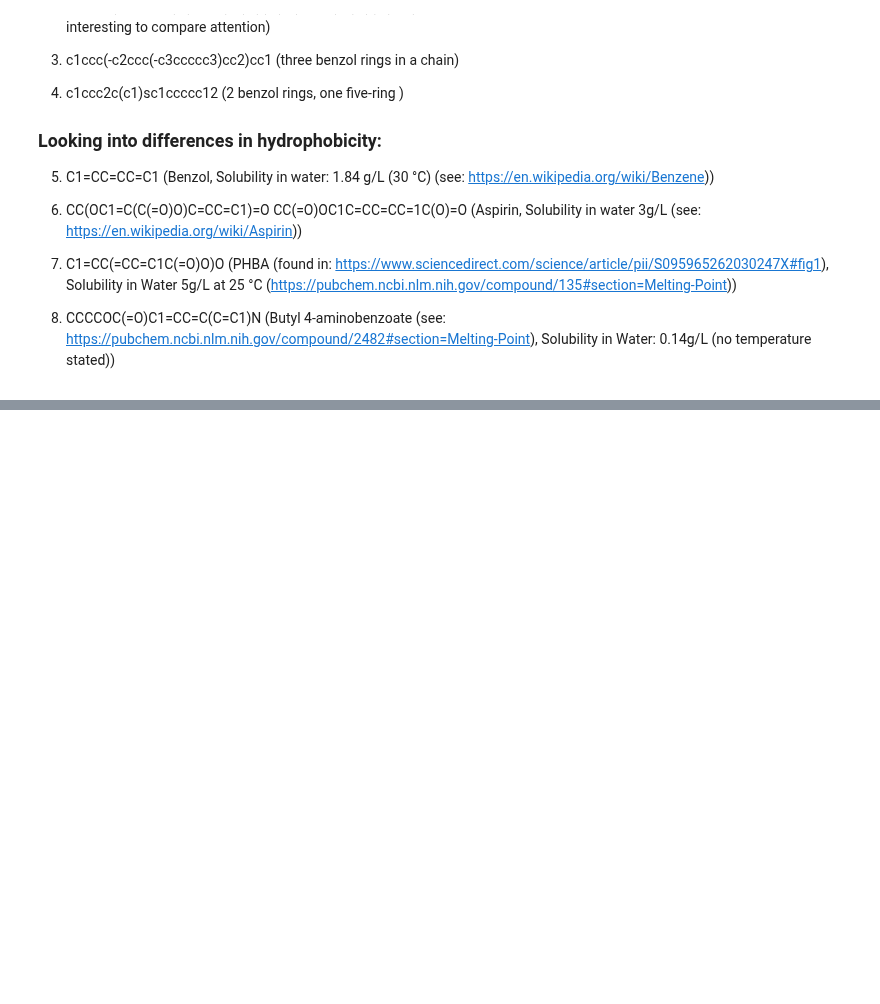
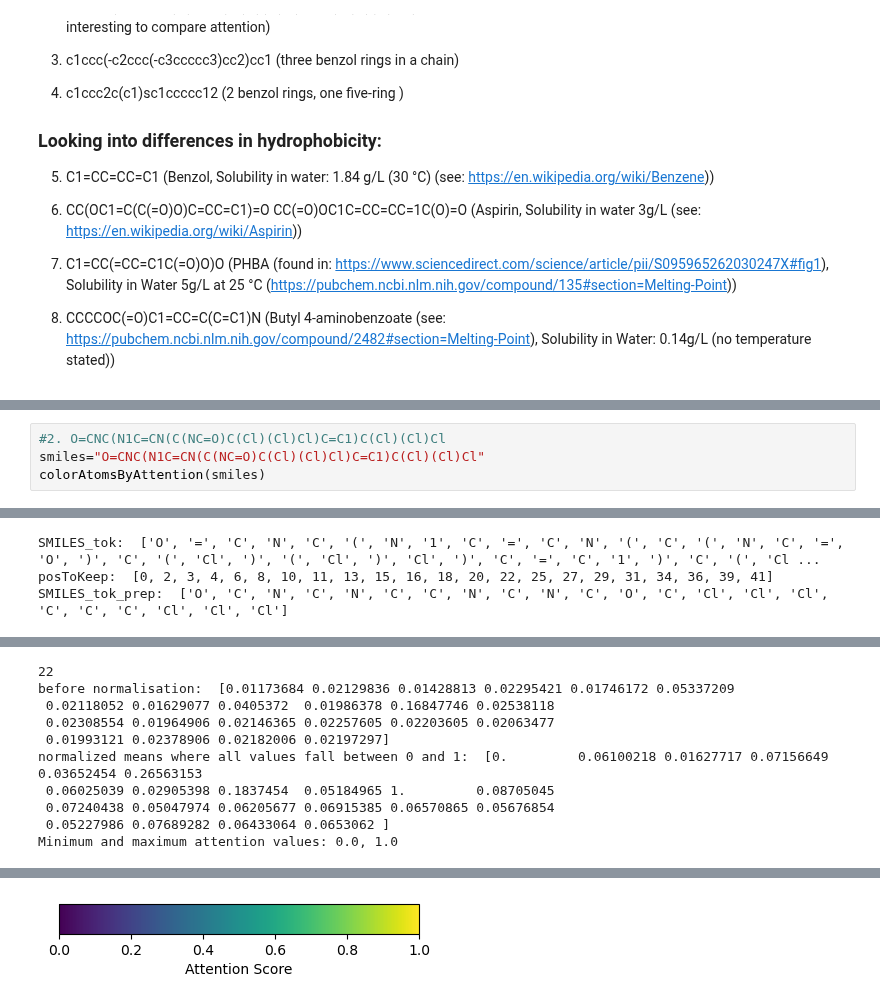
Before and after one commit to ibmm-unibe-ch/SMILES_or_SELFIES, a Jupyter notebook: attention_visualized/AttentionVisualised_2.ipynb, the cells around one changed output, grey strips where cells are left out. Cells and saved outputs as stored; diff of their text form; blank space fills up the shorter version.

```diff
--- a/attention_visualized/AttentionVisualised_2.ipynb
+++ b/attention_visualized/AttentionVisualised_2.ipynb
@@ -303,0 +259,5 @@ Minimum and maximum attention values: 0.0, 1.0
+# %%
+#2. O=CNC(N1C=CN(C(NC=O)C(Cl)(Cl)Cl)C=C1)C(Cl)(Cl)Cl
+smiles="O=CNC(N1C=CN(C(NC=O)C(Cl)(Cl)Cl)C=C1)C(Cl)(Cl)Cl"
+colorAtomsByAttention(smiles)
+# %% [output]
@@ -303,0 +266,3 @@ Minimum and maximum attention values: 0.0, 1.0
+SMILES_tok:  ['O', '=', 'C', 'N', 'C', '(', 'N', '1', 'C', '=', 'C', 'N', '(', 'C', '(', 'N', 'C', '=', 'O', ')', 'C', '(', 'Cl', ')', '(', 'Cl', ')', 'Cl', ')', 'C', '=', 'C', '1', ')', 'C', '(', 'Cl ...
+posToKeep:  [0, 2, 3, 4, 6, 8, 10, 11, 13, 15, 16, 18, 20, 22, 25, 27, 29, 31, 34, 36, 39, 41]
+SMILES_tok_prep:  ['O', 'C', 'N', 'C', 'N', 'C', 'C', 'N', 'C', 'N', 'C', 'O', 'C', 'Cl', 'Cl', 'Cl', 'C', 'C', 'C', 'Cl', 'Cl', 'Cl']
@@ -303,0 +283,10 @@ Minimum and maximum attention values: 0.0, 1.0
+22
+before normalisation:  [0.01173684 0.02129836 0.01428813 0.02295421 0.01746172 0.05337209
+ 0.02118052 0.01629077 0.0405372  0.01986378 0.16847746 0.02538118
+ 0.02308554 0.01964906 0.02146365 0.02257605 0.02203605 0.02063477
+ 0.01993121 0.02378906 0.02182006 0.02197297]
+normalized means where all values fall between 0 and 1:  [0.         0.06100218 0.01627717 0.07156649 0.03652454 0.26563153
+ 0.06025039 0.02905398 0.1837454  0.05184965 1.         0.08705045
+ 0.07240438 0.05047974 0.06205677 0.06915385 0.06570865 0.05676854
+ 0.05227986 0.07689282 0.06433064 0.0653062 ]
+Minimum and maximum attention values: 0.0, 1.0
@@ -303,0 +294 @@ Minimum and maximum attention values: 0.0, 1.0
+[figure, added]
```
Also changed, not shown: parts of 33 cells of this notebook, 2 other files.
